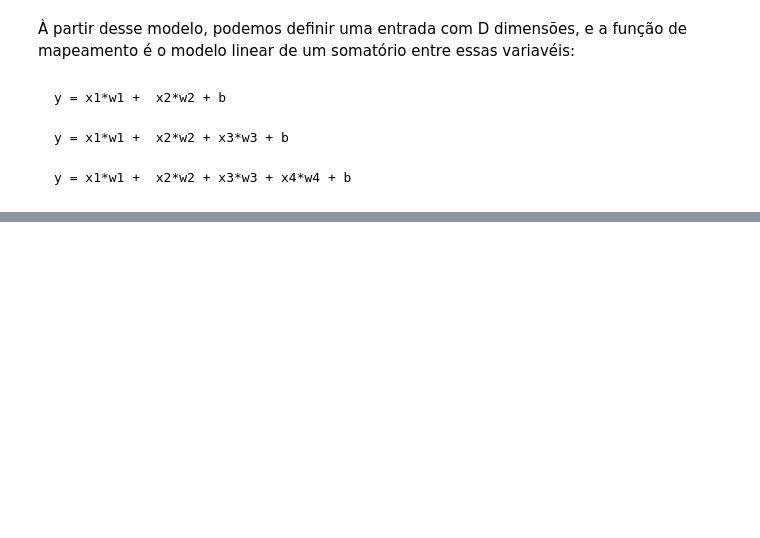
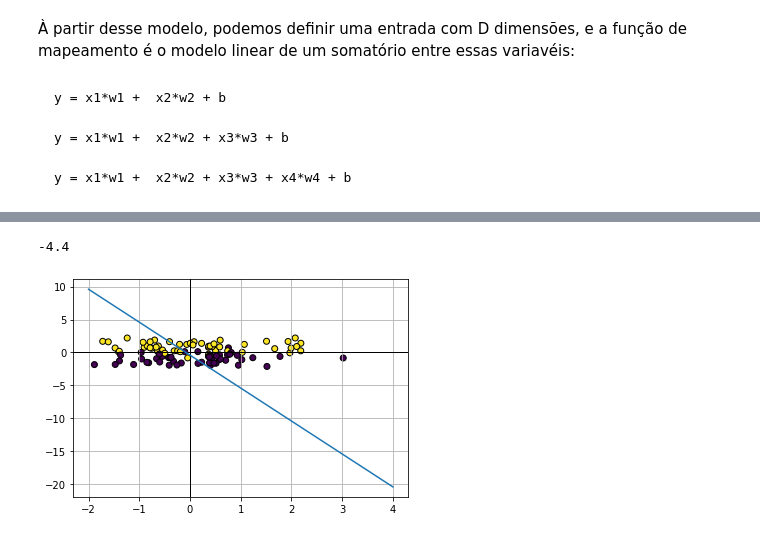
Before and after one commit to ClovisMonteiro/Redes_neurais, a Jupyter notebook: Classificação_Linear.ipynb, the cells around one changed output, grey strips where cells are left out. Cells and saved outputs as stored; diff of their text form; code cells hidden in the pictures; blank space fills up the shorter version.

```diff
--- a/Classificação_Linear.ipynb
+++ b/Classificação_Linear.ipynb
@@ -101,0 +137,25 @@ y = x1*w1 +  x2*w2 + x3*w3 + x4*w4 + b
+# %%
+def plotar_modelo(w1,w2,b):
+  x = np.linspace(-2,4,50)
+  y = (-w1*x - c ) / w2
+
+  xmin, xmax = plt.gca().get_xlim()
+  ymin, ymax = plt.gca().get_xlim()
+
+  plt.axvline(0, -1,1, color = "k", linewidth = 1)
+  plt.axhline(0, -2,4, color = "k", linewidth = 1)
+  plt.plot(x,y)
+  plt.grid(True)
+
+  plt.scatter(X[:, 0], X[:, 1], marker = 'o', c=Y, edgecolor = 'k')
+w1 = 5 #a
+w2 = 1 #b
+b =  -0.4 #c
+
+plotar_modelo(w1,w2,b)
+
+p = (-1, 1)
+print(w1 * p[0] + w2 * p[1] +b)
+# %% [output]
+-4.4
+[figure, added]
```
Also changed, not shown: parts of 17 cells of this notebook.
